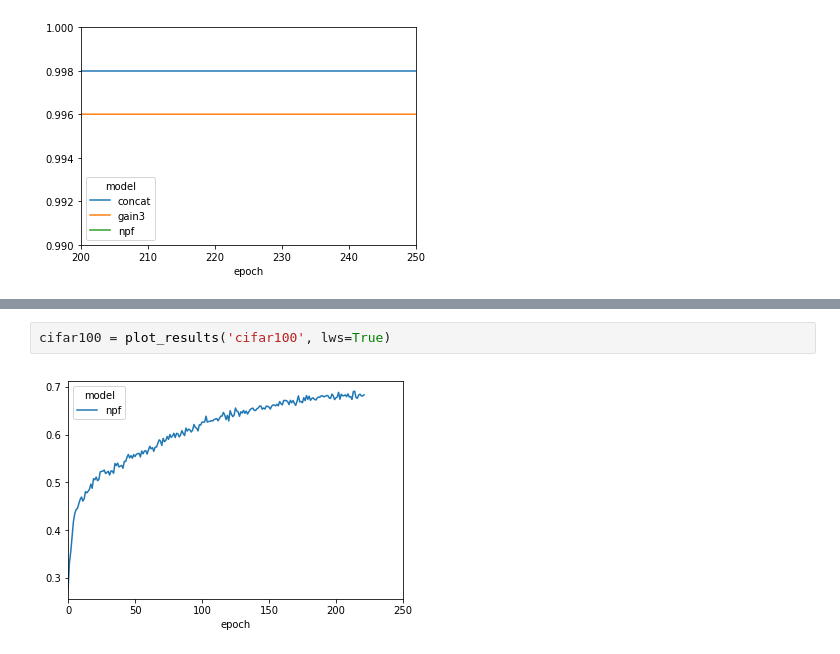
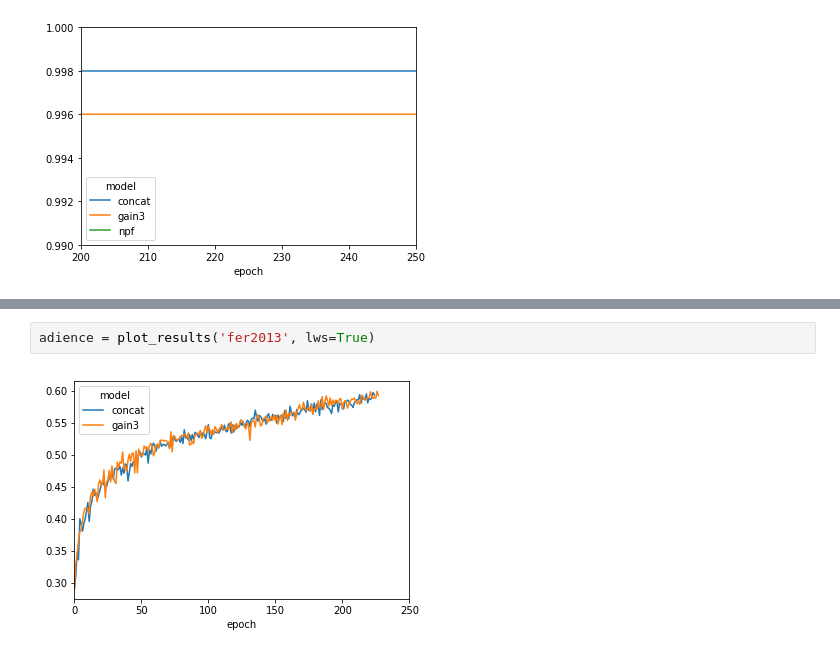
Before and after one commit to jostosh/siswslayer, a Jupyter notebook: report/results.ipynb, the cells around one changed output, grey strips where cells are left out. Drawn from its saved outputs; the diff is of its cells as text.

```diff
--- a/report/results.ipynb
+++ b/report/results.ipynb
@@ -55,4 +63,4 @@ cifar10 = plot_results('cifar10', lws=True)
 # %%
-cifar100 = plot_results('cifar100', lws=True)
+adience = plot_results('fer2013', lws=True)
 # %% [output]
-[figure, old version]
+[figure, new version]
```
Also changed, not shown: parts of 5 cells of this notebook, 1 other file.
